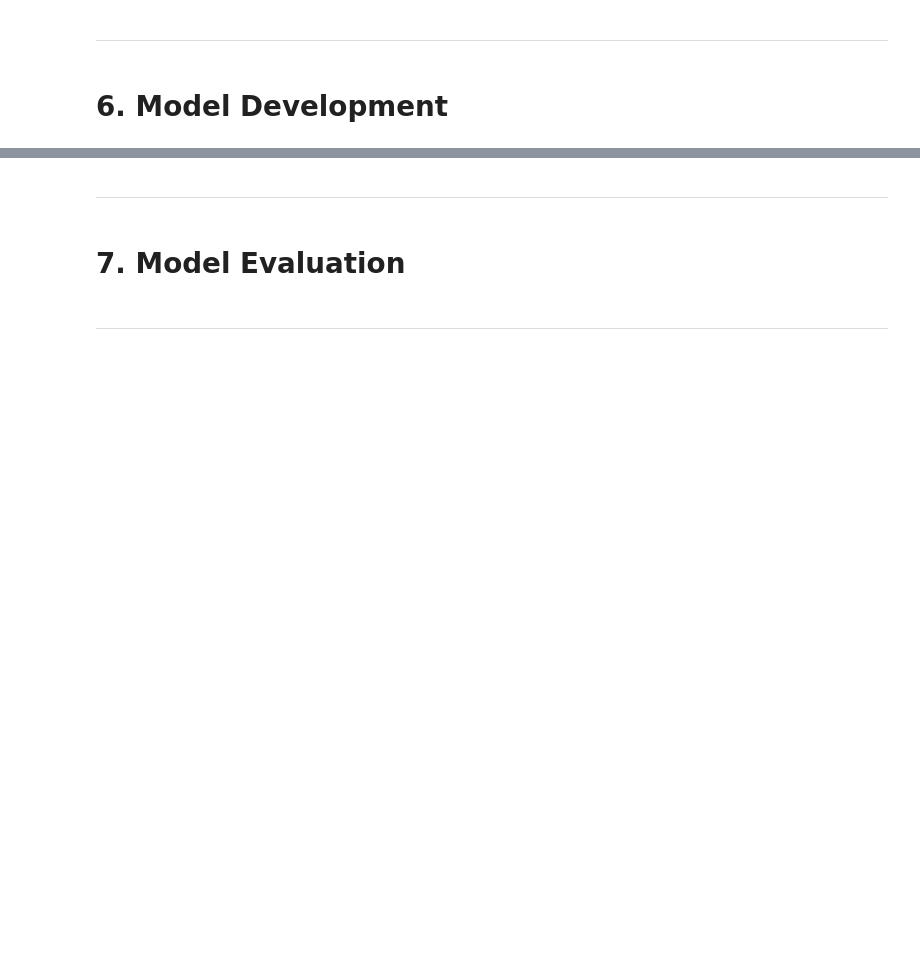
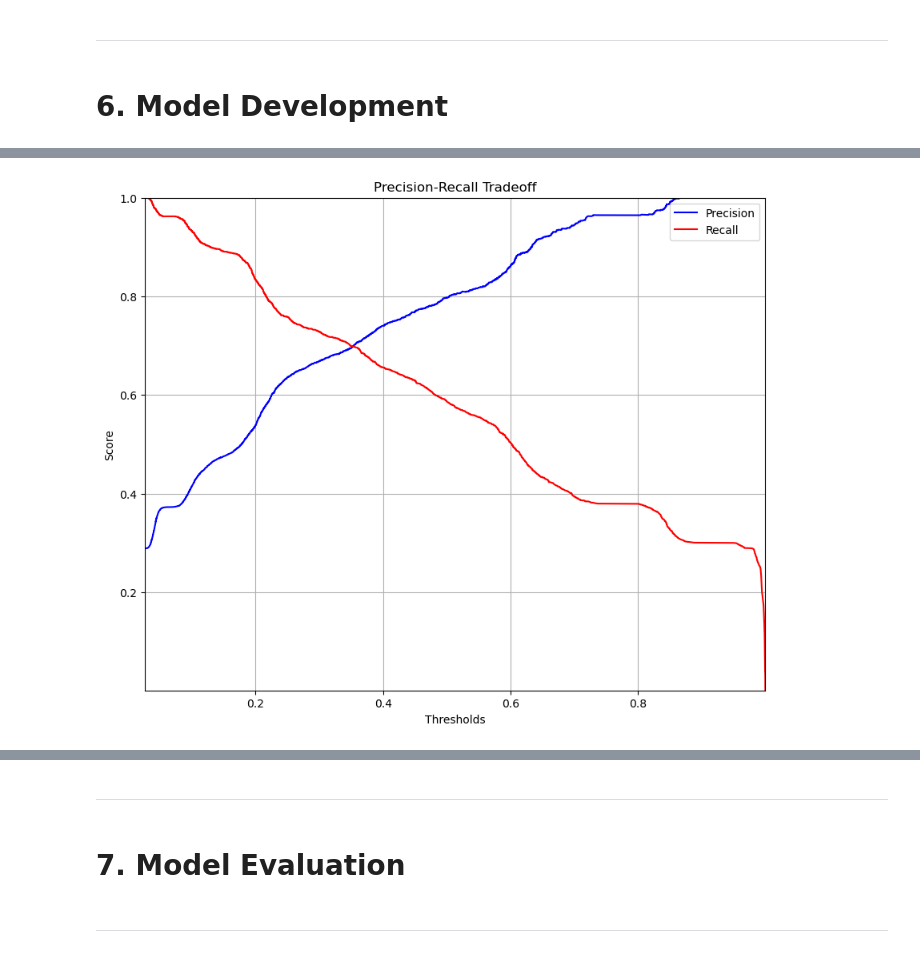
Before and after one commit to SMemic4/Schizophrenia-, a Jupyter notebook: notebooks/schizophrenia.ipynb, the cells around one changed output, grey strips where cells are left out. Saved outputs shown, nothing was run; the diff lists cells and outputs as text; code cells hidden in the pictures; blank space fills up the shorter version.

```diff
--- a/notebooks/schizophrenia.ipynb
+++ b/notebooks/schizophrenia.ipynb
@@ -577,0 +754,2 @@ The Variance Inflation Factor (VIF) analysis suggests that no severe multicollin
+# %%
+y_proba = logistic_pipeline.predict_proba(X_train_clf)[:, 1]
@@ -577,0 +782,18 @@ The Variance Inflation Factor (VIF) analysis suggests that no severe multicollin
+# %%
+from sklearn.metrics import precision_recall_curve
+
+precision, recall, thresholds = precision_recall_curve(y_true = y_train_clf, y_score = y_proba)
+
+plt.figure(figsize = (10,8))
+plt.plot(thresholds, precision[:-1], label = 'Precision', color = 'blue')
+plt.plot(thresholds, recall[:-1], label = 'Recall', color = 'red')
+plt.xlabel(xlabel = 'Thresholds')
+plt.ylabel(ylabel = 'Score')
+plt.title(label = 'Precision-Recall Tradeoff')
+plt.legend()
+plt.grid()
+plt.margins(x = 0, y = 0)
+plt.savefig(os.path.join(os.getcwd(), 'outputs', 'visuals', 'base_log_PRCurve'))
+plt.show()
+# %% [output]
+[figure, added]
```
Also changed, not shown: parts of 71 cells of this notebook, 4 other files.
